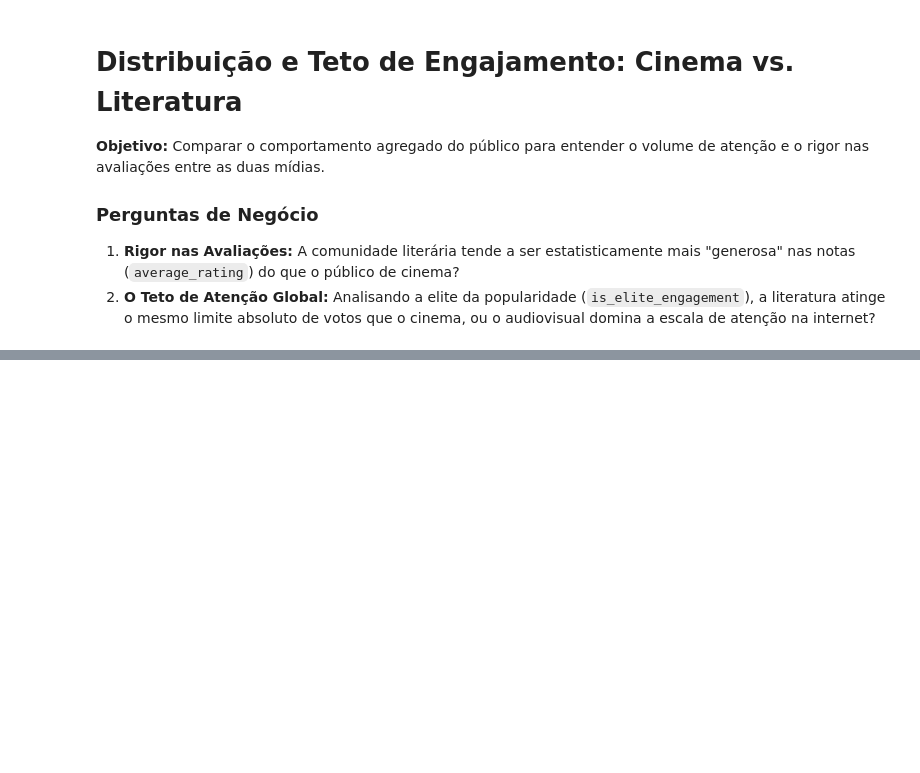
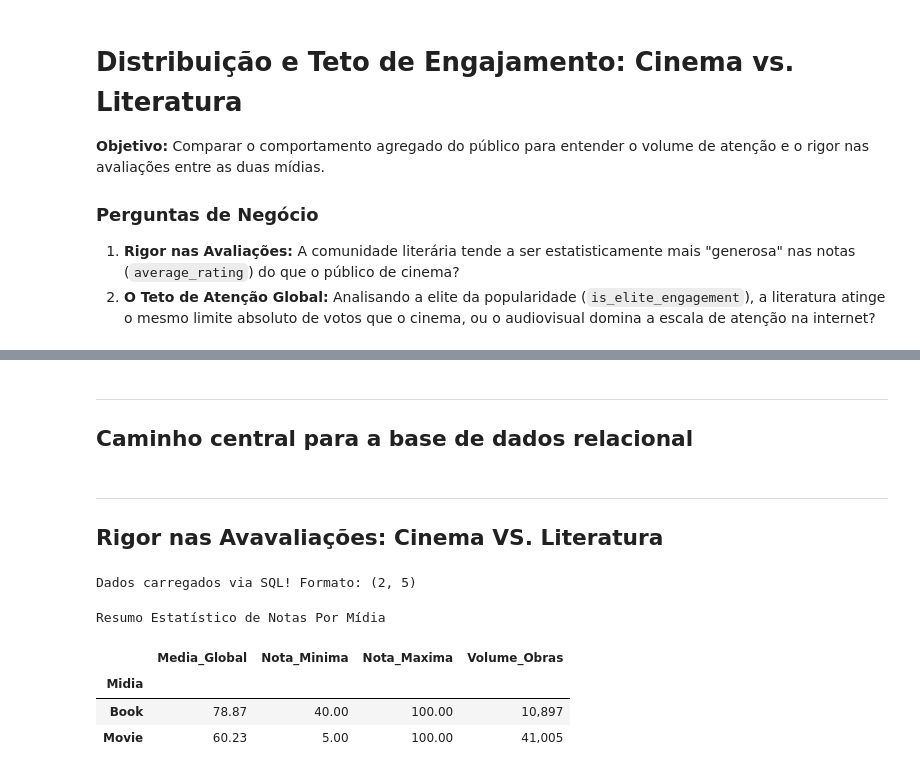
Before and after one commit to AleCecilio/entertainment_industry_performance_analysis, a Jupyter notebook: notebooks/02_data_analytics/16_analytics_engagement_distribution.ipynb, the cells around one changed output, grey strips where cells are left out. Saved outputs shown, nothing was run; the diff lists cells and outputs as text; code cells hidden in the pictures; blank space fills up the shorter version.

```diff
--- a/notebooks/02_data_analytics/16_analytics_engagement_distribution.ipynb
+++ b/notebooks/02_data_analytics/16_analytics_engagement_distribution.ipynb
@@ -29,0 +34,3 @@ import src.view.plots as graf
+# %% [markdown]
+---
+## Caminho central para a base de dados relacional
@@ -29,0 +39,43 @@ import src.view.plots as graf
+# %% [markdown]
+---
+## Rigor nas Avavaliações: Cinema VS. Literatura
+# %%
+# Extração Agregada (A Base de Dados faz a matemática)
+query_resumo = """
+    SELECT
+        media_type AS Midia,
+        ROUND(AVG(global_score), 2) AS Media_Global,
+        ROUND(MIN(global_score), 2) AS Nota_Minima,
+        ROUND(MAX(global_score), 2) AS Nota_Maxima,
+        COUNT(*) AS Volume_Obras
+    FROM unified_media_catalog
+    WHERE global_score > 0
+    GROUP BY media_type;
+"""
+
+df_resumo = dbc.execute_query(
+    caminho_db=caminho_banco,
+    alvo=query_resumo,
+    eh_query=True
+)
+
+display(
+    tb.estilizar_tabela(
+        df_resumo.set_index('Midia'),
+        caption='Resumo Estatístico de Notas Por Mídia'
+    )
+    .format({
+        'Media_Global': '{:.2f}',
+        'Nota_Minima': '{:.2f}',
+        'Nota_Maxima': '{:.2f}',
+        'Volume_Obras': '{:,.0f}'
+    })
+    .background_gradient(cmap='Blues', subset=['Media_Global'])
+)
+# %% [output]
+Dados carregados via SQL! Formato: (2, 5)
+Resumo Estatístico de Notas Por Mídia
+|  | Media_Global | Nota_Minima | Nota_Maxima | Volume_Obras |
+| Midia |  |  |  |  |
+| Book | 78.87 | 40.00 | 100.00 | 10,897 |
+| Movie | 60.23 | 5.00 | 100.00 | 41,005 |
```
Also changed, not shown: parts of 9 cells of this notebook, 1 other file.
